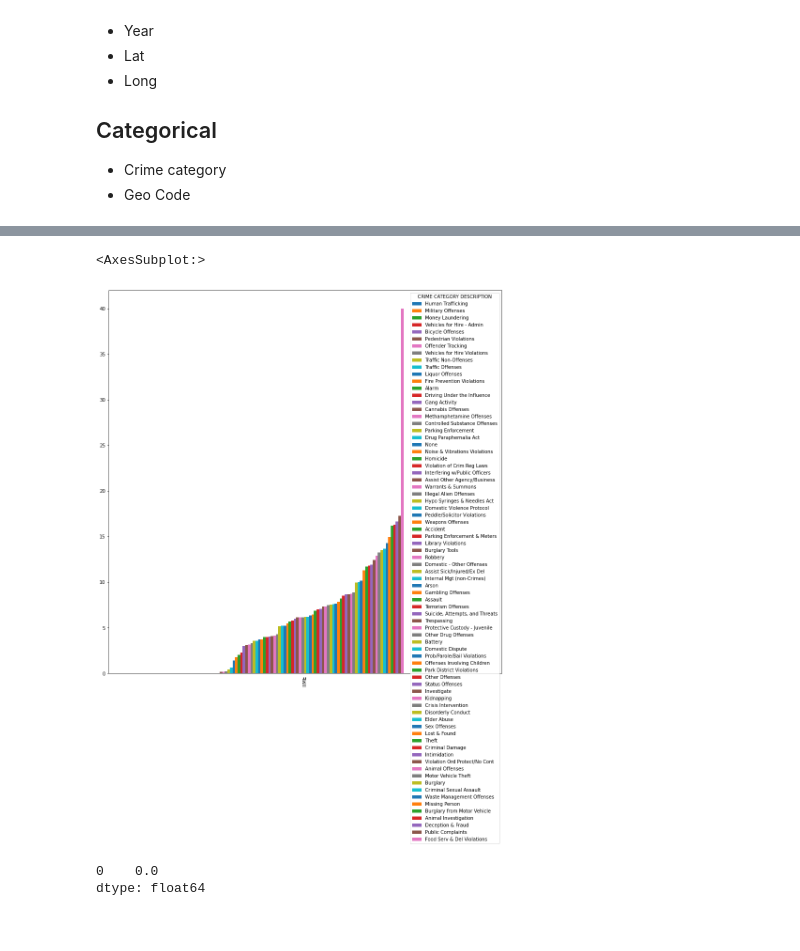
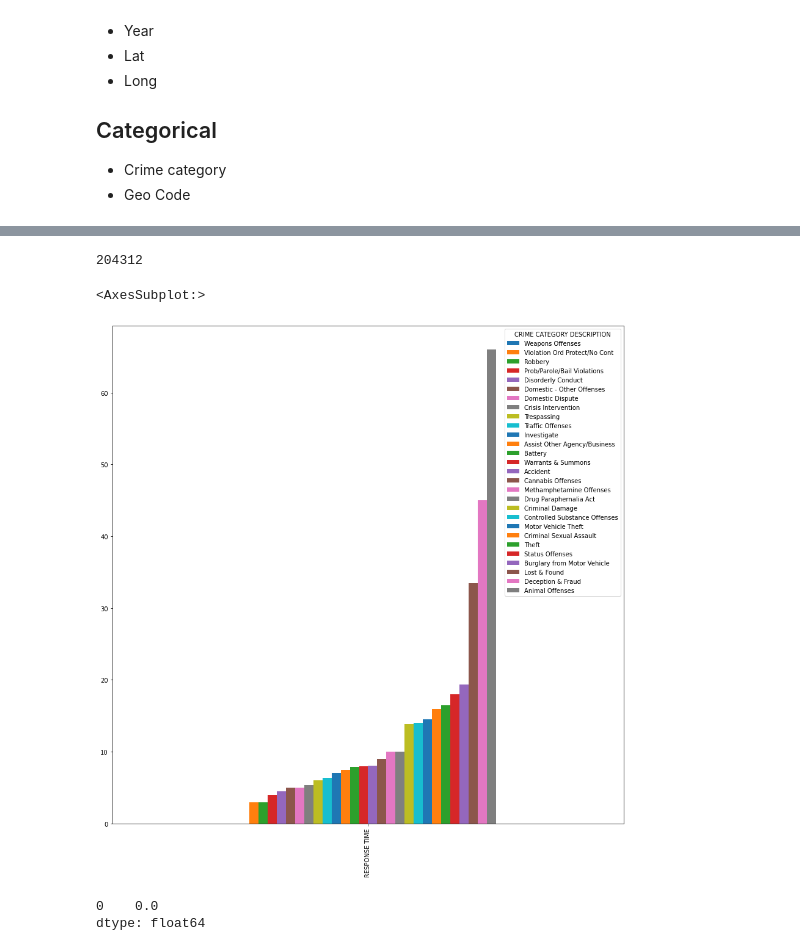
Before and after one commit to jlivshots/Response-time-analytics, a Jupyter notebook: Dev.ipynb, the cells around one changed output, grey strips where cells are left out. Drawn from its saved outputs; the diff is of its cells as text; code cells hidden in the pictures.

Commit message:
Output cleaned data to a csv

```diff
--- a/Dev.ipynb
+++ b/Dev.ipynb
@@ -101,18 +114,30 @@ done!
+# %%
+streamlined_df = incidents_df[['CRIME CATEGORY DESCRIPTION','RESPONSE TIME','MINS OF DAY', 'DAY OF WEEK', 'DAY OF MONTH', 'DAY OF YEAR', 'MONTH OCCURRED', 'YEAR OCCURRED','GEO CODE', 'LATITUDE', 'LONGITUDE']]
+streamlined_df = streamlined_df[streamlined_df['RESPONSE TIME'].notna()]
+streamlined_df.to_csv('data/cleaned_data.csv')
+#df_filtered = df[df['Age'] >= 25]
+
+streamlined_no_zeros_df = streamlined_df[streamlined_df['RESPONSE TIME']>0]
+streamlined_no_zeros_df.to_csv('data/cleaned_data_no_zeros.csv')
+len(streamlined_no_zeros_df)
+# streamlined_df.head(10)
+# %% [output]
+204312
 # %%
 count = [1] * length
 incidents_df['COUNT'] = count
-simple_df = incidents_df[['DATE OCCURRED','TIME REPORTED', 'TIME','YEAR OCCURRED','MONTH OCCURRED', 'GEO CODE', 'HOUSE NUMBER BLOCK', 'CRIME CODE', 'PLACE CODE','LATITUDE','LONGITUDE', 'COUNT', 'CRIME CATEGORY', 'CRIME CATEGORY DESCRIPTION']]
+simple_df = incidents_df[['DATE OCCURRED','TIME REPORTED', 'RESPONSE TIME','YEAR OCCURRED','MONTH OCCURRED', 'GEO CODE', 'HOUSE NUMBER BLOCK', 'CRIME CODE', 'PLACE CODE','LATITUDE','LONGITUDE', 'COUNT', 'CRIME CATEGORY', 'CRIME CATEGORY DESCRIPTION']]
 # simple_df = simple_df[simple_df['LONGITUDE'].notna()]
 # %%
 #remove rows with invalid time column value
 #this method could take a while!
 
 # simple_df.drop(err)
-s = simple_df.pivot_table(values ='TIME', columns=['CRIME CATEGORY DESCRIPTION'], aggfunc=np.mean).sort_values(by='TIME', axis=1)
+s = simple_df.pivot_table(values ='RESPONSE TIME', columns=['CRIME CATEGORY DESCRIPTION'], aggfunc=np.mean).sort_values(by='RESPONSE TIME', axis=1)
 #s.head()
 s.plot.bar(figsize=(15,15))
 # %% [output]
 <AxesSubplot:>
-[figure, old version]
+[figure, new version]
 # %%
 simple_df.head(10)
```
Also changed, not shown: parts of 7 cells of this notebook.
